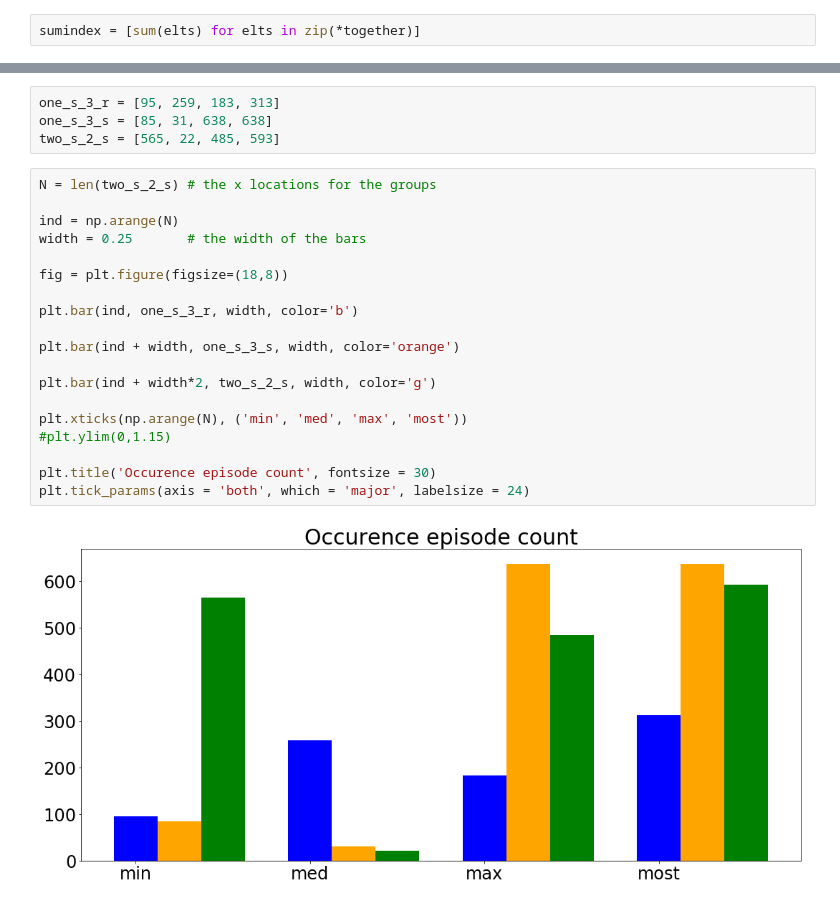
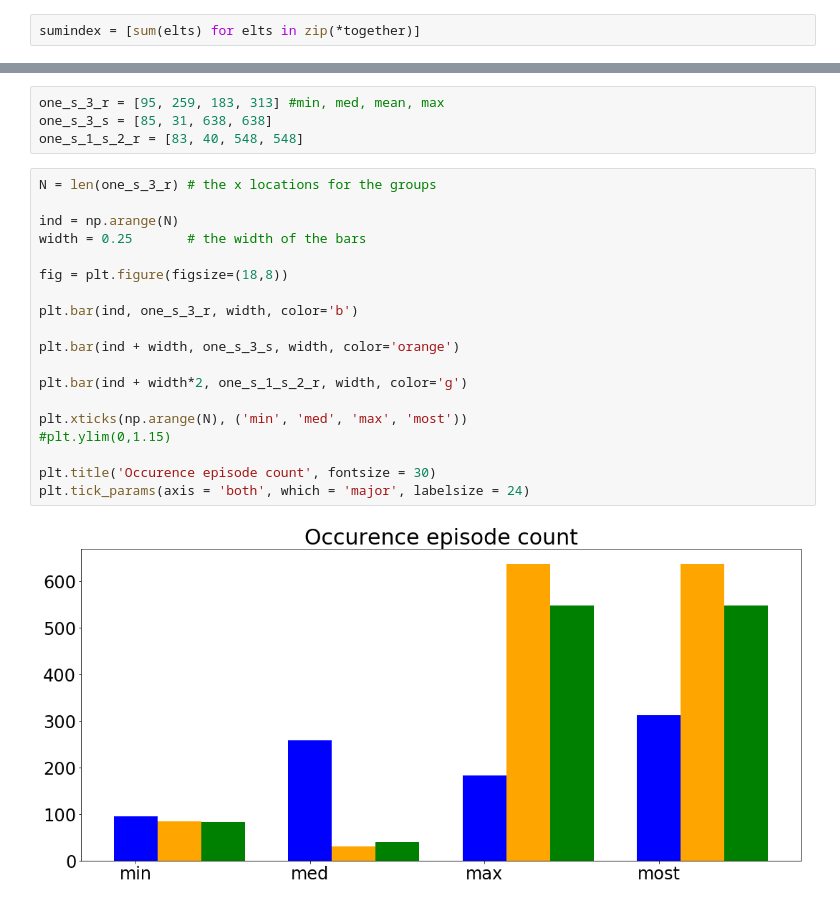
Before and after one commit to eugene/pommerman, a Jupyter notebook: Construct Baseline/Generate Data Agent 0-Plots.ipynb, the cells around one changed output, grey strips where cells are left out. Drawn from its saved outputs; the diff is of its cells as text.

```diff
--- a/Construct Baseline/Generate Data Agent 0-Plots.ipynb
+++ b/Construct Baseline/Generate Data Agent 0-Plots.ipynb
@@ -73,25 +76,25 @@ plt.savefig('fig2.png', dpi=fig.dpi)
 # %%
-one_s_3_r = [95, 259, 183, 313]
+one_s_3_r = [95, 259, 183, 313] #min, med, mean, max
 one_s_3_s = [85, 31, 638, 638]
-two_s_2_s = [565, 22, 485, 593]
+one_s_1_s_2_r = [83, 40, 548, 548]
 # %%
-N = len(two_s_2_s) # the x locations for the groups
+N = len(one_s_3_r) # the x locations for the groups
 
 ind = np.arange(N)
 width = 0.25       # the width of the bars
 
 fig = plt.figure(figsize=(18,8))
 
 plt.bar(ind, one_s_3_r, width, color='b')
 
 plt.bar(ind + width, one_s_3_s, width, color='orange')
 
-plt.bar(ind + width*2, two_s_2_s, width, color='g')
+plt.bar(ind + width*2, one_s_1_s_2_r, width, color='g')
 
 plt.xticks(np.arange(N), ('min', 'med', 'max', 'most'))
 #plt.ylim(0,1.15)
 
 plt.title('Occurence episode count', fontsize = 30)
 plt.tick_params(axis = 'both', which = 'major', labelsize = 24)
 # %% [output]
-[figure, old version]
+[figure, new version]
```
Also changed, not shown: parts of 5 cells of this notebook, 2 other files.
